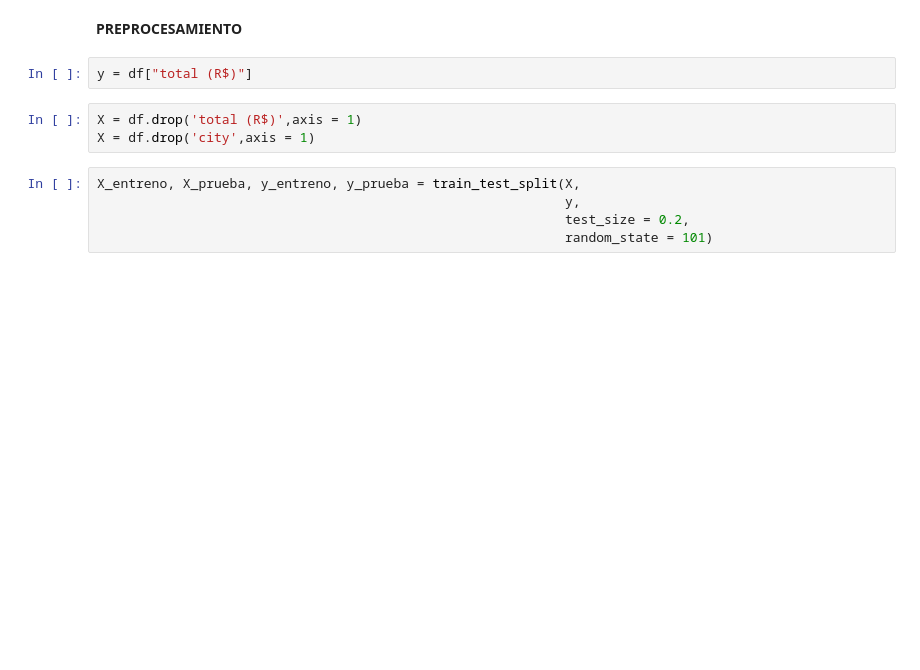
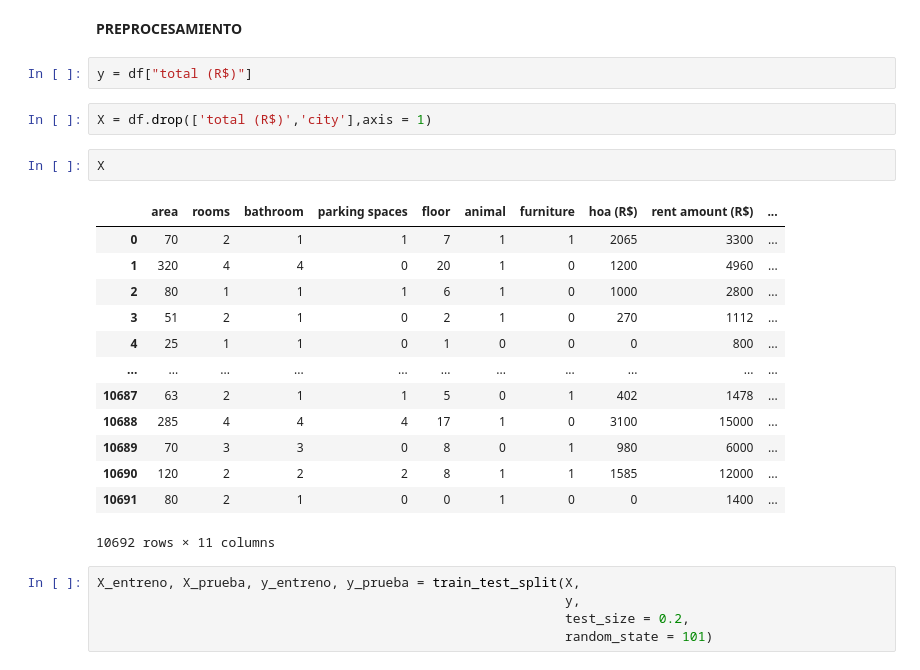
Before and after one commit to Paola-Contreras/Lab08-DS, a Jupyter notebook: lab08.ipynb, the cells around one changed output. Saved outputs shown, nothing was run; the diff lists cells and outputs as text; blank space fills up the shorter version.

```diff
--- a/lab08.ipynb
+++ b/lab08.ipynb
@@ -195,8 +196,23 @@ df
 # %%
 y = df["total (R$)"]
 # %%
-X = df.drop('total (R$)',axis = 1)
-X = df.drop('city',axis = 1)
+X = df.drop(['total (R$)','city'],axis = 1)
+# %%
+X
+# %% [output]
+|  | area | rooms | bathroom | parking spaces | floor | animal | furniture | hoa (R$) | rent amount (R$) | ... |
+| 0 | 70 | 2 | 1 | 1 | 7 | 1 | 1 | 2065 | 3300 | ... |
+| 1 | 320 | 4 | 4 | 0 | 20 | 1 | 0 | 1200 | 4960 | ... |
+| 2 | 80 | 1 | 1 | 1 | 6 | 1 | 0 | 1000 | 2800 | ... |
+| 3 | 51 | 2 | 1 | 0 | 2 | 1 | 0 | 270 | 1112 | ... |
+| 4 | 25 | 1 | 1 | 0 | 1 | 0 | 0 | 0 | 800 | ... |
+| ... | ... | ... | ... | ... | ... | ... | ... | ... | ... | ... |
+| 10687 | 63 | 2 | 1 | 1 | 5 | 0 | 1 | 402 | 1478 | ... |
+| 10688 | 285 | 4 | 4 | 4 | 17 | 1 | 0 | 3100 | 15000 | ... |
+| 10689 | 70 | 3 | 3 | 0 | 8 | 0 | 1 | 980 | 6000 | ... |
+| 10690 | 120 | 2 | 2 | 2 | 8 | 1 | 1 | 1585 | 12000 | ... |
+| 10691 | 80 | 2 | 1 | 0 | 0 | 1 | 0 | 0 | 1400 | ... |
+10692 rows × 11 columns
 # %%
 X_entreno, X_prueba, y_entreno, y_prueba = train_test_split(X,
                                                             y,
```
Also changed, not shown: parts of 9 cells of this notebook, 8 other files.
